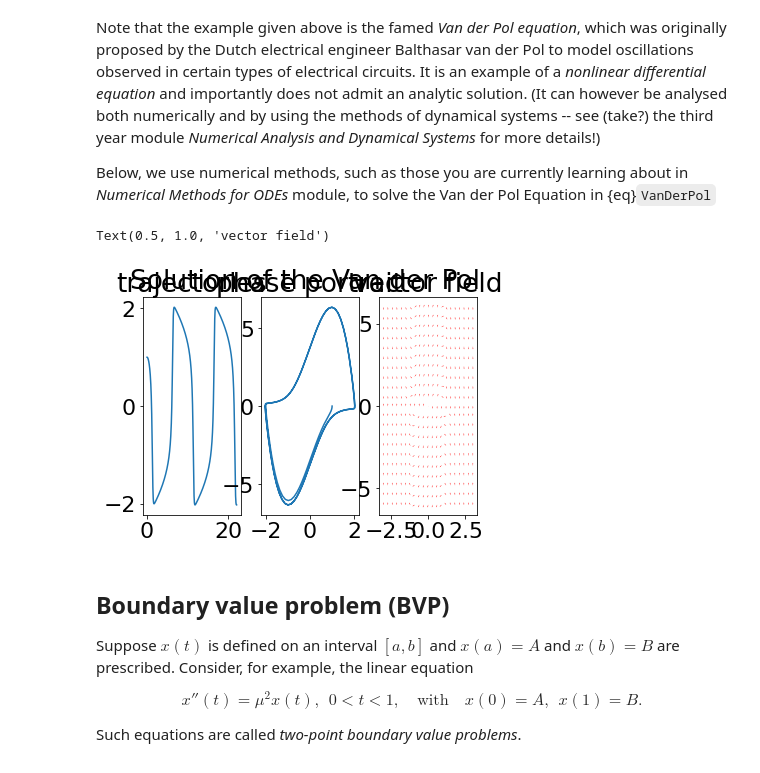
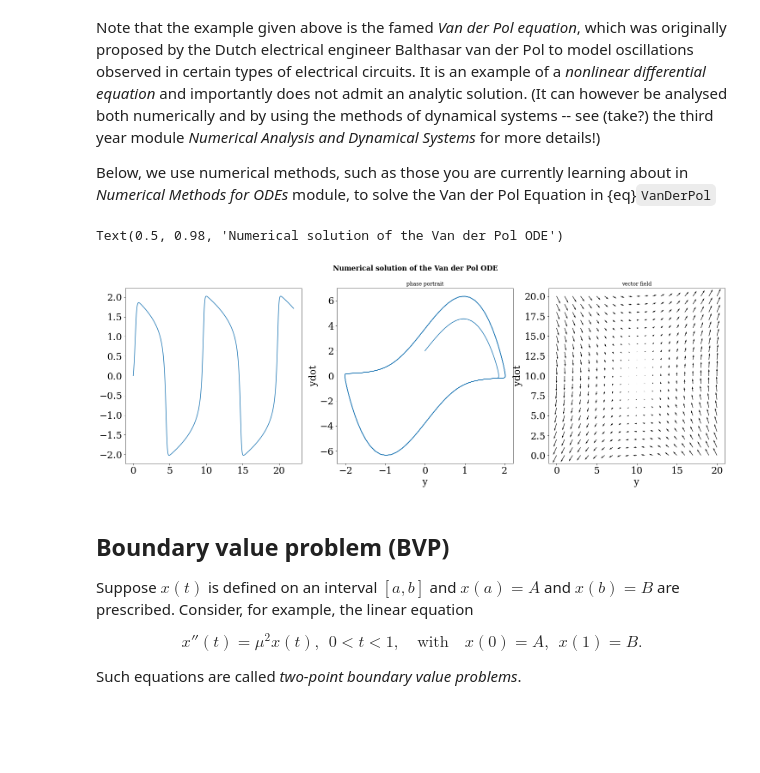
Before and after one commit to jjcrofts77/Advanced-Calculus-MATH20471, a Jupyter notebook: content/notebooks/Part1/Chapter1/IBVP.ipynb, the cells around one changed output. Saved outputs shown, nothing was run; the diff lists cells and outputs as text; code cells hidden in the pictures; blank space fills up the shorter version.

```diff
--- a/content/notebooks/Part1/Chapter1/IBVP.ipynb
+++ b/content/notebooks/Part1/Chapter1/IBVP.ipynb
@@ -44,47 +44,56 @@ Below, we use numerical methods, such as those you are currently learning about
 # %%
 # Van der Pol - numerical solution
 
 # load packages for integrating ODEs and plotting solutions
 import numpy as np # matlab-like commands
 import matplotlib.pyplot as plt # plotting tools
 from scipy.integrate import odeint # ode solver
 
+# for latex labels
+plt.rc('font',family='serif')
+
 # RHS of the Van der Pol ODE (written as a first order system - see NMODEs!)
 
 def rhs(Y,t,mu):
   y,ydot=Y
   return ydot, mu*(1-y**2)*ydot-y
 
 t = np.linspace(0,7*np.pi,1001) # integration interval
-y0 = [1, 0] # initial condition
+y0 = [0, 2] # initial condition
 mu = 4
 y_arr = odeint(rhs,y0,t,args=(mu,))
 y,ydot = y_arr[:,0],y_arr[:,1]
 
 # plots
-fig, (ax1, ax2, ax3) = plt.subplots(1, 3)
-fig.suptitle('Solution of the Van der Pol')
+plt.ion()
+plt.figure(figsize=[25,7.5])
 
 # trajectories
-
-#plt.ion()
-ax1.plot(t,y)
-ax1.set_title('trajectories')
+plt.subplot(131)
+plt.plot(t, y)
 
 # phase portrait
-ax2.plot(y,ydot)
-ax2.set_title('phase portrait')
+plt.subplot(132)
+plt.plot(y,ydot)
+plt.xlabel('y')
+plt.ylabel('ydot')
+plt.title('phase portrait',size=12)
 
-# phase portrait
+# vector field
 y,ydot = np.mgrid[-3:3:21j,-6:6:21j]
 u,v = rhs(np.array([y,ydot]),0.0,mu)
 mag = np.hypot(u,v)
 mag[mag==0] = 1.0
-ax3.quiver(y,ydot,u/mag,v/mag,color='red')
-ax3.set_title('vector field')
+plt.subplot(133)
+plt.quiver(y,ydot)
+plt.xlabel('y')
+plt.ylabel('ydot')
+plt.title('vector field',size=12)
+
+plt.suptitle('Numerical solution of the Van der Pol ODE',size=16,weight='bold')
 # %% [output]
-Text(0.5, 1.0, 'vector field')
+Text(0.5, 0.98, 'Numerical solution of the Van der Pol ODE')
-[figure, old version]
+[figure, new version]
 # %% [markdown]
 ## Boundary value problem (BVP)
 Suppose $x(t)$ is defined on an interval $\displaystyle [a, b]$ and $\displaystyle x(a) = A$ and $\displaystyle x(b) = B$ are prescribed. Consider, for example, the linear equation
```
